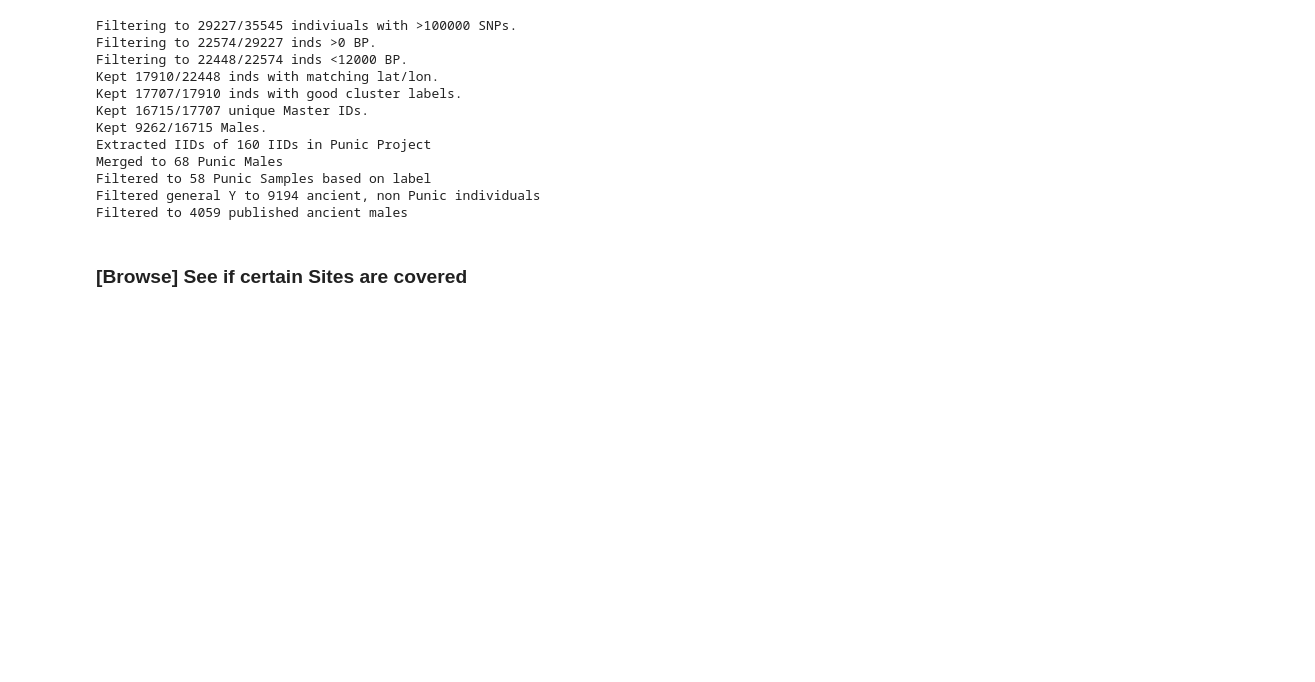
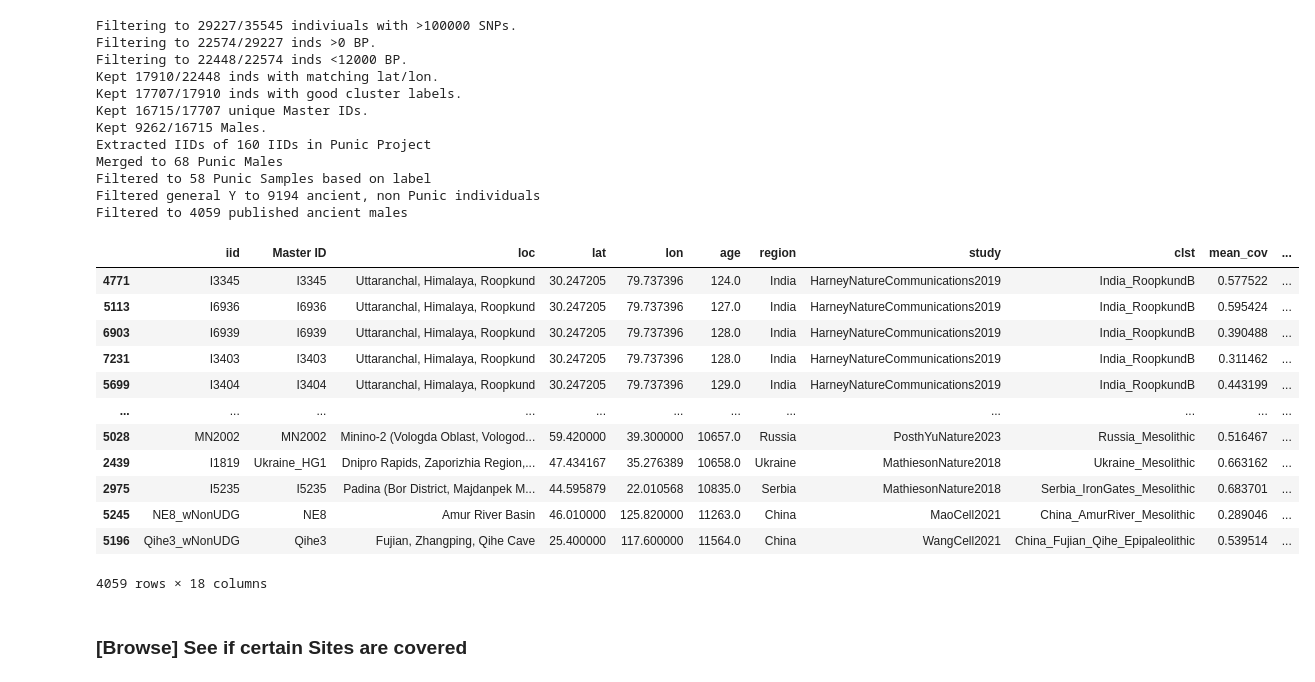
Before and after one commit to hringbauer/punic_aDNA, a Jupyter notebook: notebooks/figs/plot_y_div.ipynb, the cells around one changed output. Drawn from its saved outputs; the diff is of its cells as text; code cells hidden in the pictures; blank space fills up the shorter version.

```diff
--- a/notebooks/figs/plot_y_div.ipynb
+++ b/notebooks/figs/plot_y_div.ipynb
@@ -213,6 +213,22 @@ Merged to 68 Punic Males
 Filtered to 58 Punic Samples based on label
 Filtered general Y to 9194 ancient, non Punic individuals
 Filtered to 4059 published ancient males
+# %%
+df.sort_values(by="age")
+# %% [output]
+|  | iid | Master ID | loc | lat | lon | age | region | study | clst | mean_cov | ... |
+| 4771 | I3345 | I3345 | Uttaranchal, Himalaya, Roopkund | 30.247205 | 79.737396 | 124.0 | India | HarneyNatureCommunications2019 | India_RoopkundB | 0.577522 | ... |
+| 5113 | I6936 | I6936 | Uttaranchal, Himalaya, Roopkund | 30.247205 | 79.737396 | 127.0 | India | HarneyNatureCommunications2019 | India_RoopkundB | 0.595424 | ... |
+| 6903 | I6939 | I6939 | Uttaranchal, Himalaya, Roopkund | 30.247205 | 79.737396 | 128.0 | India | HarneyNatureCommunications2019 | India_RoopkundB | 0.390488 | ... |
+| 7231 | I3403 | I3403 | Uttaranchal, Himalaya, Roopkund | 30.247205 | 79.737396 | 128.0 | India | HarneyNatureCommunications2019 | India_RoopkundB | 0.311462 | ... |
+| 5699 | I3404 | I3404 | Uttaranchal, Himalaya, Roopkund | 30.247205 | 79.737396 | 129.0 | India | HarneyNatureCommunications2019 | India_RoopkundB | 0.443199 | ... |
+| ... | ... | ... | ... | ... | ... | ... | ... | ... | ... | ... | ... |
+| 5028 | MN2002 | MN2002 | Minino-2 (Vologda Oblast, Vologod... | 59.420000 | 39.300000 | 10657.0 | Russia | PosthYuNature2023 | Russia_Mesolithic | 0.516467 | ... |
+| 2439 | I1819 | Ukraine_HG1 | Dnipro Rapids, Zaporizhia Region,... | 47.434167 | 35.276389 | 10658.0 | Ukraine | MathiesonNature2018 | Ukraine_Mesolithic | 0.663162 | ... |
+| 2975 | I5235 | I5235 | Padina (Bor District, Majdanpek M... | 44.595879 | 22.010568 | 10835.0 | Serbia | MathiesonNature2018 | Serbia_IronGates_Mesolithic | 0.683701 | ... |
+| 5245 | NE8_wNonUDG | NE8 | Amur River Basin | 46.010000 | 125.820000 | 11263.0 | China | MaoCell2021 | China_AmurRiver_Mesolithic | 0.289046 | ... |
+| 5196 | Qihe3_wNonUDG | Qihe3 | Fujian, Zhangping, Qihe Cave | 25.400000 | 117.600000 | 11564.0 | China | WangCell2021 | China_Fujian_Qihe_Epipaleolithic | 0.539514 | ... |
+4059 rows × 18 columns
 # %% [markdown]
 ### [Browse] See if certain Sites are covered
 # %%
```
Also changed, not shown: parts of 8 cells of this notebook, 4 other files.
